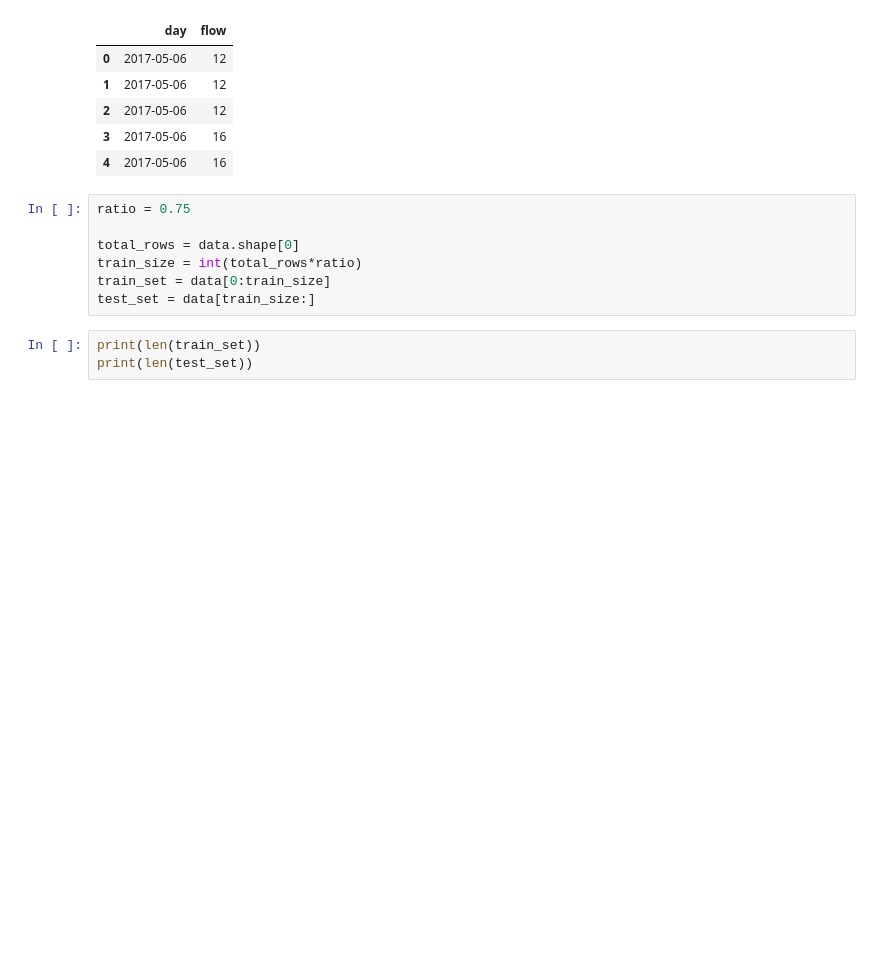
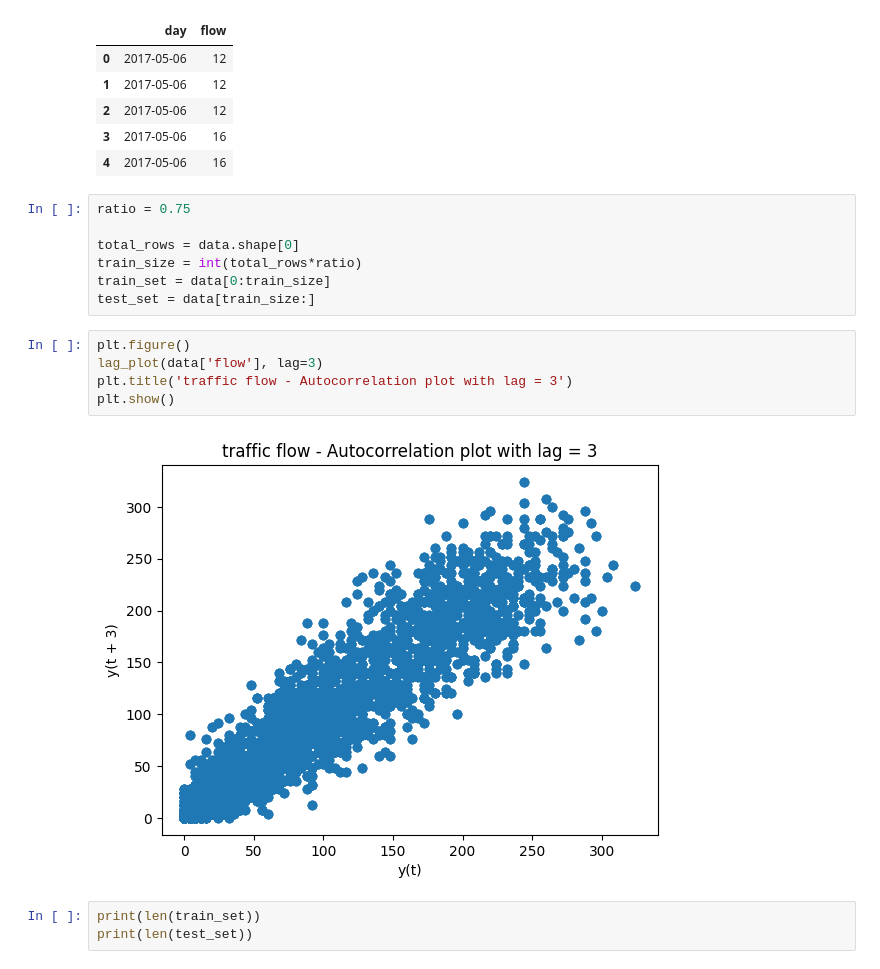
Before and after one commit to fredrikkortet/mt-hh, a Jupyter notebook: ARIMA.ipynb, the cells around one changed output. Saved outputs shown, nothing was run; the diff lists cells and outputs as text; blank space fills up the shorter version.

Commit message:
added a graph

```diff
--- a/ARIMA.ipynb
+++ b/ARIMA.ipynb
@@ -34,6 +35,13 @@ total_rows = data.shape[0]
 train_size = int(total_rows*ratio)
 train_set = data[0:train_size]
 test_set = data[train_size:]
+# %%
+plt.figure()
+lag_plot(data['flow'], lag=3)
+plt.title('traffic flow - Autocorrelation plot with lag = 3')
+plt.show()
+# %% [output]
+[figure, added]
 # %%
 print(len(train_set))
 print(len(test_set))
```
Also changed, not shown: parts of 8 cells of this notebook, 3 other files.
